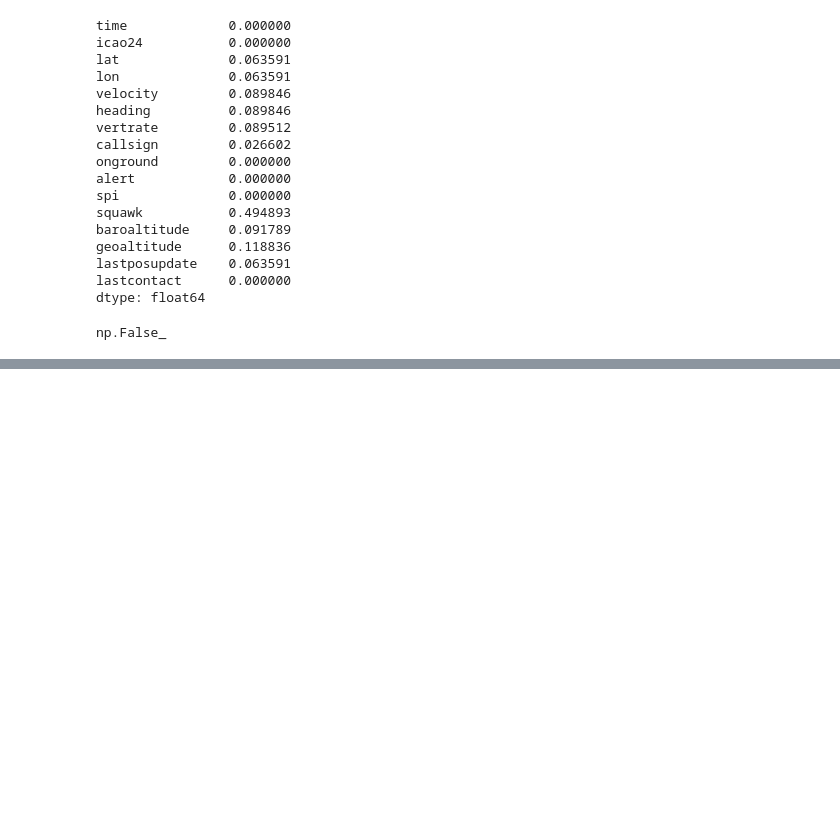
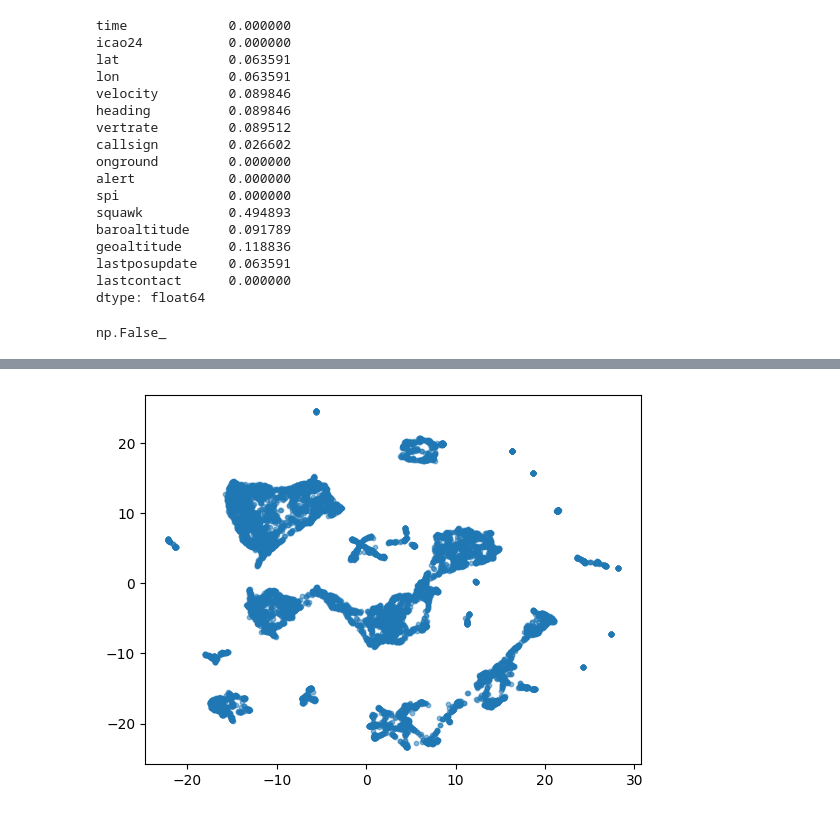
Before and after one commit to krzkapera/wdzd, a Jupyter notebook: src/lol.ipynb, the cells around one changed output, grey strips where cells are left out. Cells and saved outputs as stored; diff of their text form; code cells hidden in the pictures; blank space fills up the shorter version.

```diff
--- a/src/lol.ipynb
+++ b/src/lol.ipynb
@@ -93,0 +107,10 @@ plt.show()
+# %%
+import pacmap
+
+reducer = pacmap.PaCMAP()
+X_pacmap = reducer.fit_transform(X)
+
+plt.scatter(X_pacmap[:, 0], X_pacmap[:, 1], alpha=0.5, s=10)
+plt.show()
+# %% [output]
+[figure, added]
```
Also changed, not shown: parts of 6 cells of this notebook, 2 other files.
